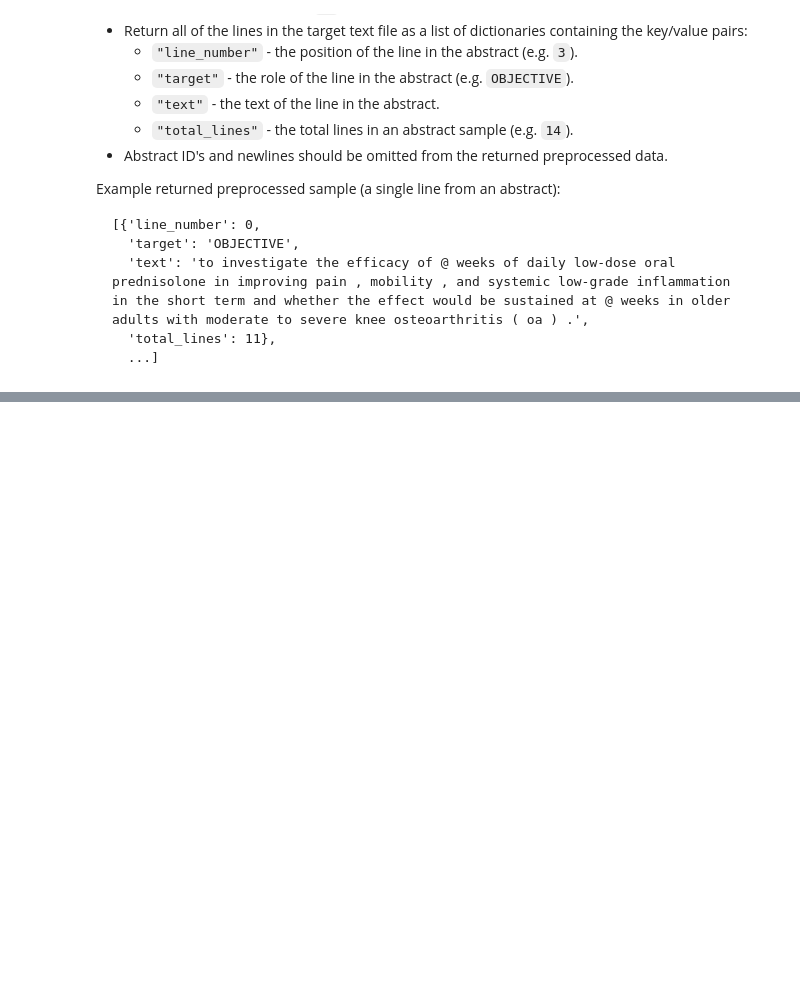
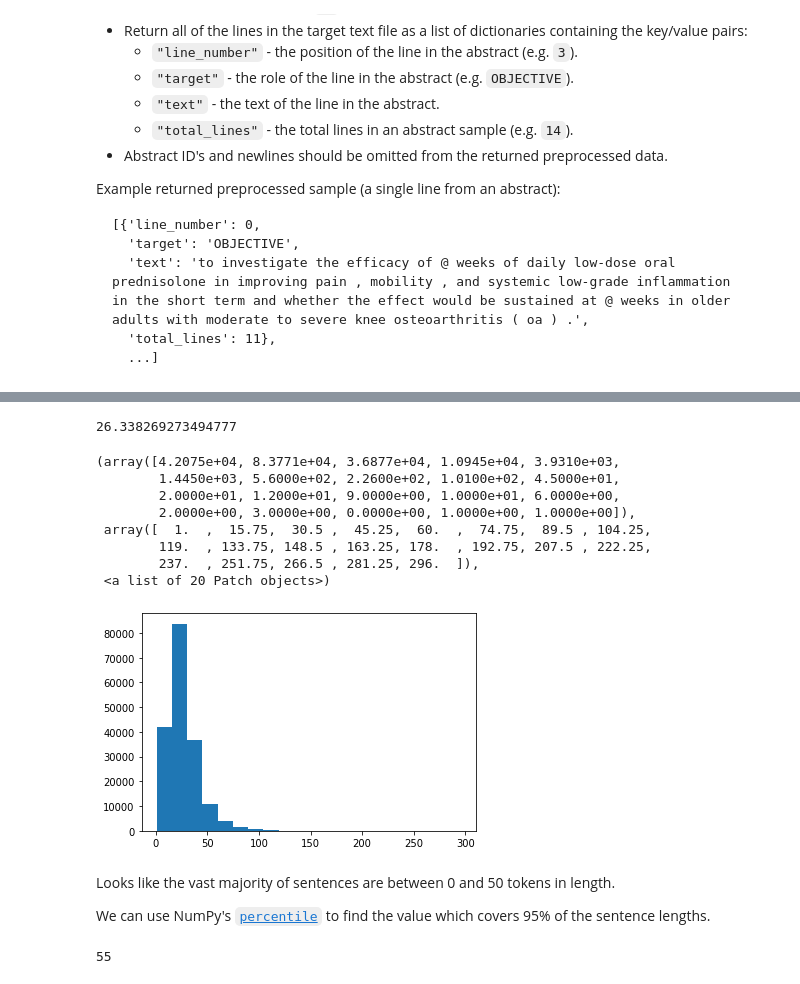
Before and after one commit to Nikitaion/TensorFlowLearning, a Jupyter notebook: 09_SkimLit_nlp_milestone_project_2.ipynb, the cells around one changed output, grey strips where cells are left out. Saved outputs shown, nothing was run; the diff lists cells and outputs as text; code cells hidden in the pictures; blank space fills up the shorter version.

```diff
--- a/09_SkimLit_nlp_milestone_project_2.ipynb
+++ b/09_SkimLit_nlp_milestone_project_2.ipynb
@@ -253,0 +368,6 @@ def preprocess_text_with_line_numbers(filename):
+# %%
+# Convert abstract text lines into lists
+train_sentences = train_df["text"].tolist()
+val_sentences = val_df["text"].tolist()
+test_sentences = test_df["text"].tolist()
+len(train_sentences), len(val_sentences), len(test_sentences)
@@ -253,0 +568,31 @@ def preprocess_text_with_line_numbers(filename):
+# %%
+# How long is each sentence on average?
+sent_lens = [len(sentence.split()) for sentence in train_sentences]
+avg_sent_len = np.mean(sent_lens)
+avg_sent_len
+# %% [output]
+26.338269273494777
+# %%
+# What's the distribution looks like?
+import matplotlib.pyplot as plt
+plt.hist(sent_lens, bins=20)
+# %% [output]
+(array([4.2075e+04, 8.3771e+04, 3.6877e+04, 1.0945e+04, 3.9310e+03,
+        1.4450e+03, 5.6000e+02, 2.2600e+02, 1.0100e+02, 4.5000e+01,
+        2.0000e+01, 1.2000e+01, 9.0000e+00, 1.0000e+01, 6.0000e+00,
+        2.0000e+00, 3.0000e+00, 0.0000e+00, 1.0000e+00, 1.0000e+00]),
+ array([  1.  ,  15.75,  30.5 ,  45.25,  60.  ,  74.75,  89.5 , 104.25,
+        119.  , 133.75, 148.5 , 163.25, 178.  , 192.75, 207.5 , 222.25,
+        237.  , 251.75, 266.5 , 281.25, 296.  ]),
+ <a list of 20 Patch objects>)
+[figure, added]
+# %% [markdown]
+Looks like the vast majority of sentences are between 0 and 50 tokens in length.
+
+We can use NumPy's [`percentile`](https://numpy.org/doc/stable/reference/generated/numpy.percentile.html) to find the value which covers 95% of the sentence lengths.
+# %%
+# How long of a sentence covers 95% of the lengths?
+output_seq_len = int(np.percentile(sent_lens, 95))
+output_seq_len
+# %% [output]
+55
```
Also changed, not shown: parts of 56 cells of this notebook.
